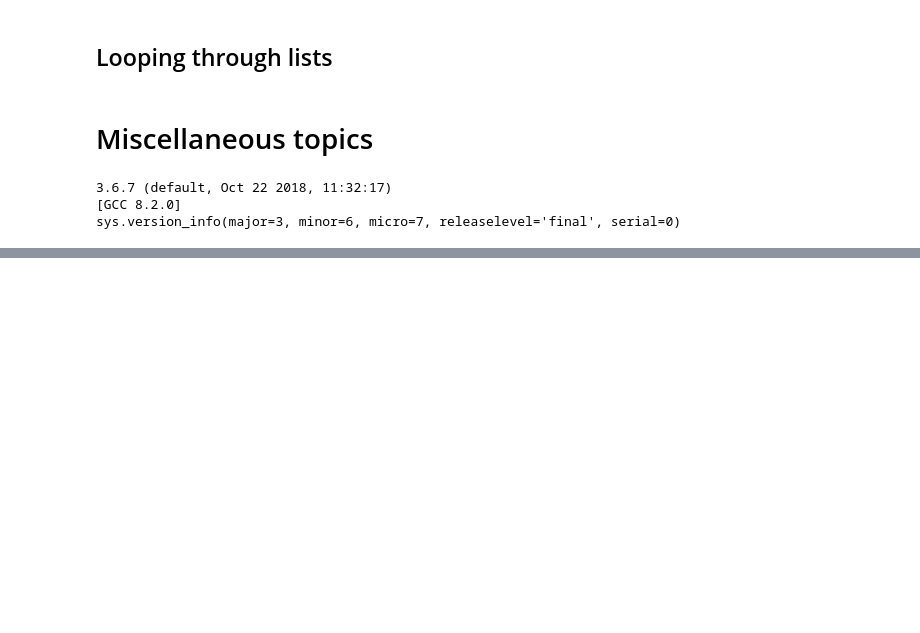
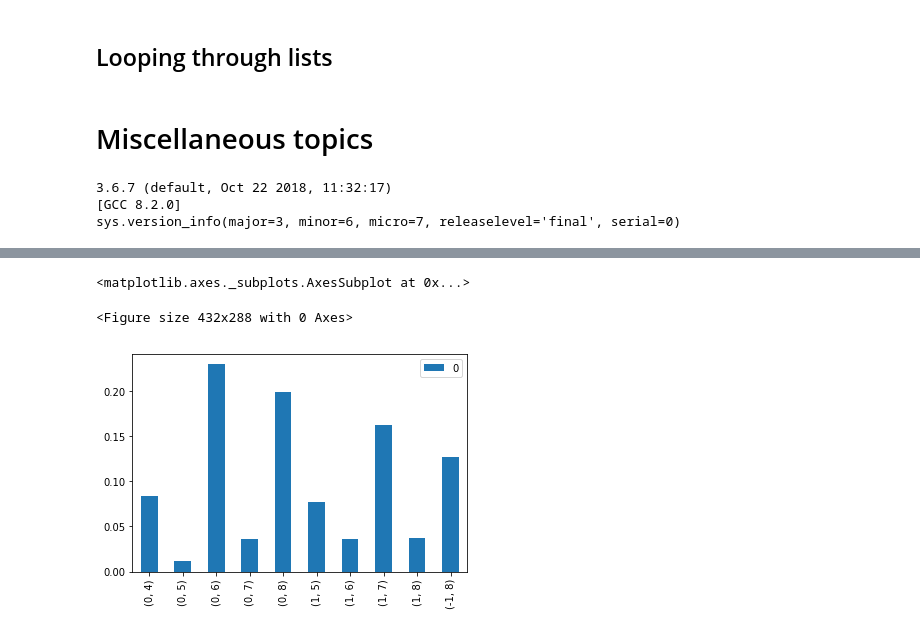
Before and after one commit to mathcircle/mc-coding-2019, a Jupyter notebook: classroom.ipynb, the cells around one changed output, grey strips where cells are left out. Drawn from its saved outputs; the diff is of its cells as text; code cells hidden in the pictures; blank space fills up the shorter version.

```diff
--- a/classroom.ipynb
+++ b/classroom.ipynb
@@ -602,0 +638,29 @@ $$$$$
+# %%
+#  Binary
+print("Binary\n" + "=" * 6)
+n = 0b110    #  To specify a number in binary, start the string with '0b'
+print(n)
+n_str = bin(6)   #  To print a number in binary, use the bin function
+print(n_str)
+print()
+
+#  Octal
+print("Octal\n" + "=" * 5)
+n = 0o110    #  To specify a number in octal, start the string with '0o'
+print(n)
+n_str = oct(6)   #  To print a number in octal, use the oct function
+print(n_str)
+print()
+
+#  Hexadecimal
+print("Hexadecimal\n" + "=" * 11)
+n = 0x110    #  To specify a number in hexadecimal, start the string with '0x'
+print(n)
+n_str = hex(6)   #  To print a number in hexadecimal, use the hex function
+print(n_str)
+print()
+
+
+#  Arbitrary base
+print("Arbitrary base\n" + "=" * 14)
+print(int('0401', 7))
@@ -640,0 +829,17 @@ sys.version_info(major=3, minor=6, micro=7, releaselevel='final', serial=0)
+# %%
+import pandas
+import matplotlib.pyplot as plt
+
+plt.figure();
+
+idx = list(map(
+    lambda winner, round: "(" + str(winner) + ", " + str(round) + ")",
+    [0] * 5 + [1] * 4 + [-1],
+    list(range(4, 9)) + list(range(5, 9)) + [8]))
+
+df = pandas.DataFrame(data=data['probability'], index=idx)
+df.plot.bar()
+# %% [output]
+<matplotlib.axes._subplots.AxesSubplot at 0x...>
+<Figure size 432x288 with 0 Axes>
+[figure, added]
```
Also changed, not shown: parts of 13 cells of this notebook.
